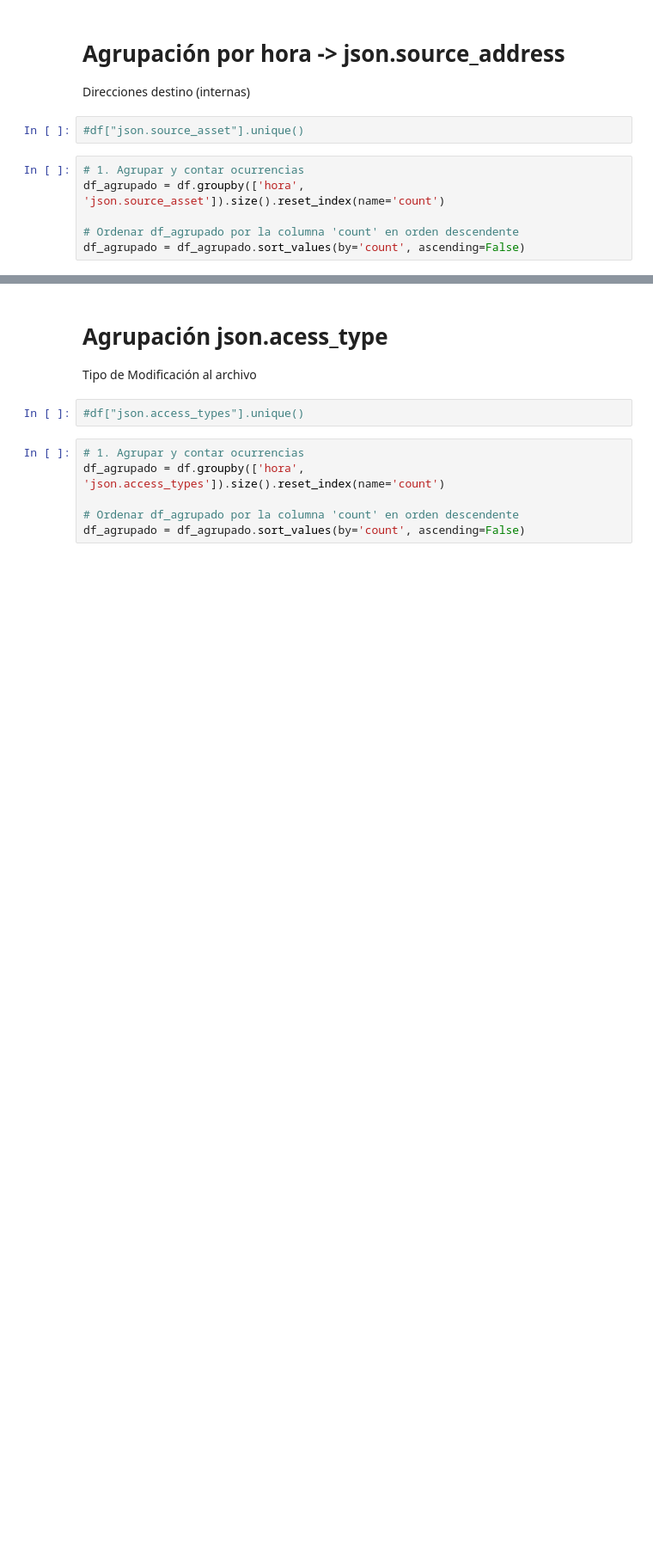
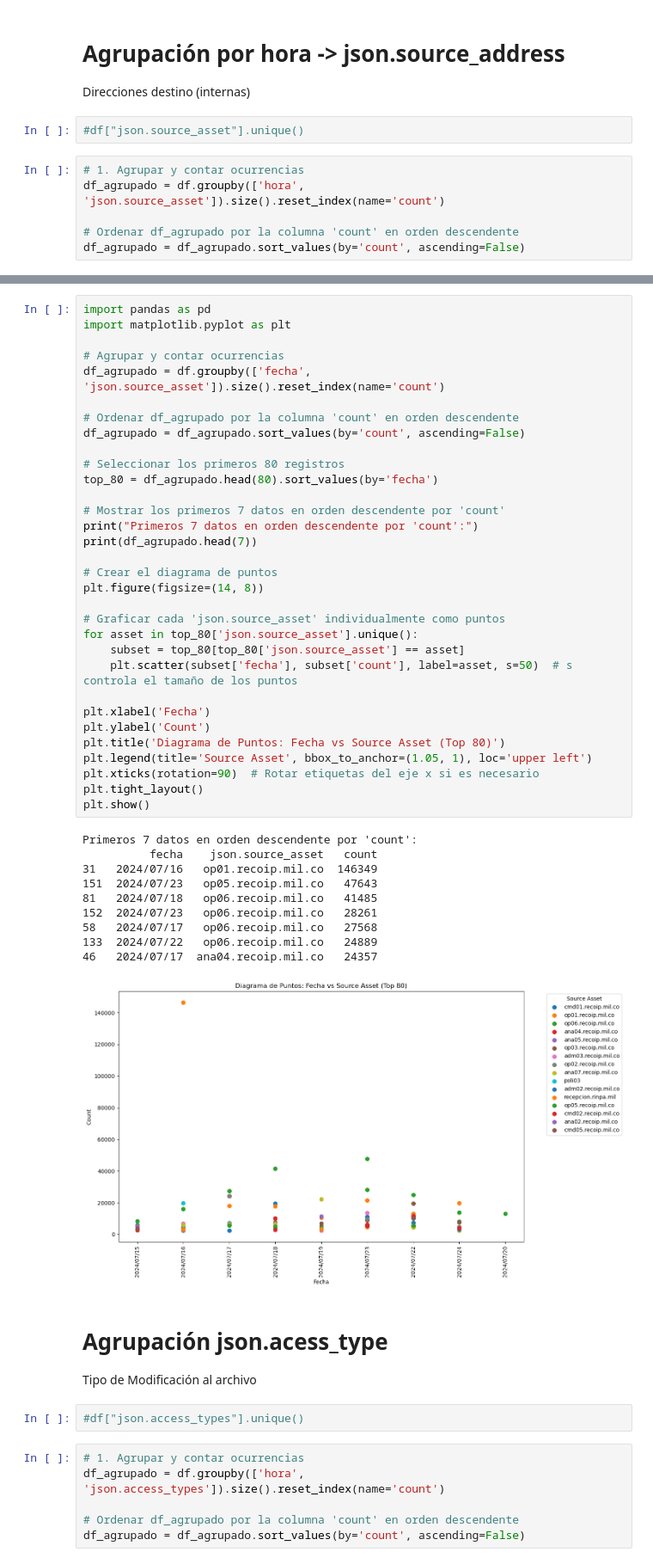
Before and after one commit to YasminGarcia1210/MAESTRIA_DATOS, a Jupyter notebook: TRABAJOGRADO#1/CUADERNOS/FILE ACCES NEW.ipynb, the cells around one changed output, grey strips where cells are left out. Shown at 86% size. Drawn from its saved outputs; the diff is of its cells as text; blank space fills up the shorter version.

```diff
--- a/TRABAJOGRADO#1/CUADERNOS/FILE ACCES NEW.ipynb
+++ b/TRABAJOGRADO#1/CUADERNOS/FILE ACCES NEW.ipynb
@@ -117,3 +128,46 @@ plt.show()
+# %%
+import pandas as pd
+import matplotlib.pyplot as plt
+
+# Agrupar y contar ocurrencias
+df_agrupado = df.groupby(['fecha', 'json.source_asset']).size().reset_index(name='count')
+
+# Ordenar df_agrupado por la columna 'count' en orden descendente
+df_agrupado = df_agrupado.sort_values(by='count', ascending=False)
+
+# Seleccionar los primeros 80 registros
+top_80 = df_agrupado.head(80).sort_values(by='fecha')
+
+# Mostrar los primeros 7 datos en orden descendente por 'count'
+print("Primeros 7 datos en orden descendente por 'count':")
+print(df_agrupado.head(7))
+
+# Crear el diagrama de puntos
+plt.figure(figsize=(14, 8))
+
+# Graficar cada 'json.source_asset' individualmente como puntos
+for asset in top_80['json.source_asset'].unique():
+    subset = top_80[top_80['json.source_asset'] == asset]
+    plt.scatter(subset['fecha'], subset['count'], label=asset, s=50)  # s controla el tamaño de los puntos
+
+plt.xlabel('Fecha')
+plt.ylabel('Count')
+plt.title('Diagrama de Puntos: Fecha vs Source Asset (Top 80)')
+plt.legend(title='Source Asset', bbox_to_anchor=(1.05, 1), loc='upper left')
+plt.xticks(rotation=90)  # Rotar etiquetas del eje x si es necesario
+plt.tight_layout()
+plt.show()
+# %% [output]
+Primeros 7 datos en orden descendente por 'count':
+          fecha    json.source_asset   count
+31   2024/07/16   op01.recoip.mil.co  146349
+151  2024/07/23   op05.recoip.mil.co   47643
+81   2024/07/18   op06.recoip.mil.co   41485
+152  2024/07/23   op06.recoip.mil.co   28261
+58   2024/07/17   op06.recoip.mil.co   27568
+133  2024/07/22   op06.recoip.mil.co   24889
+46   2024/07/17  ana04.recoip.mil.co   24357
+[figure, added]
 # %% [markdown]
 # Agrupación  json.acess_type
 
```
Also changed, not shown: parts of 7 cells of this notebook.
